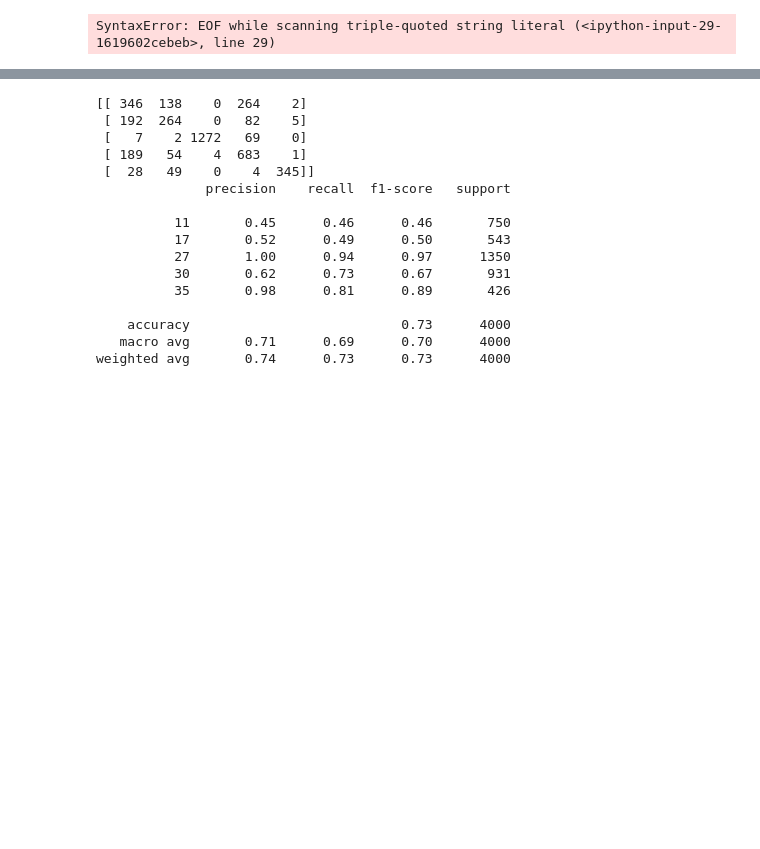
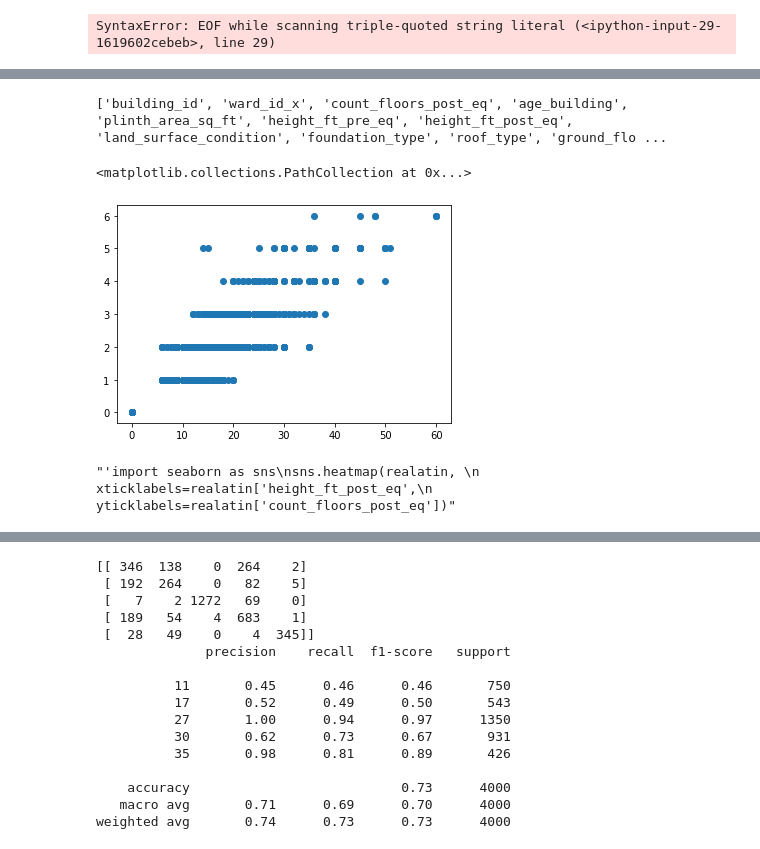
Before and after one commit to Alfonza/earthquake1, a Jupyter notebook: randomforest.ipynb, the cells around one changed output, grey strips where cells are left out. Saved outputs shown, nothing was run; the diff lists cells and outputs as text; code cells hidden in the pictures; blank space fills up the shorter version.

```diff
--- a/randomforest.ipynb
+++ b/randomforest.ipynb
@@ -87,0 +226,2 @@ for i in range(len(data)):
+# %%
+data.drop(['count_floors_pre_eq','has_secondary_use_agriculture','has_geotechnical_risk_landslide'],axis=1,inplace=True)
@@ -88,2 +250,26 @@ for i in range(len(data)):
+# %%
+#list the what are the featuers consider for training
+features=list(data)
+print(features)
+# %% [output]
+['building_id', 'ward_id_x', 'count_floors_post_eq', 'age_building', 'plinth_area_sq_ft', 'height_ft_pre_eq', 'height_ft_post_eq', 'land_surface_condition', 'foundation_type', 'roof_type', 'ground_flo ...
+# %%
+import matplotlib.pyplot as plt
+#data.plot(x =data['height_ft_post_eq'], y=data['count_floors_post_eq'], kind = 'line')
+#plt.show()
+plt.scatter(data['height_ft_post_eq'], data['count_floors_post_eq'])
+#plt.plot(data['height_ft_post_eq'], data['count_floors_post_eq'])
+#plt.xlabel(data['height_ft_post_eq'])
+#plt.ylabel(data['count_floors_post_eq'])
+# %% [output]
+<matplotlib.collections.PathCollection at 0x...>
+[figure, added]
+# %%
+''''import seaborn as sns
+sns.heatmap(realatin,
+        xticklabels=,
+        yticklabels=realatin['count_floors_post_eq'])'''
+# %% [output]
+"'import seaborn as sns\nsns.heatmap(realatin, \n        xticklabels=realatin['height_ft_post_eq',\n        yticklabels=realatin['count_floors_post_eq'])"
 # %%
 #from the dataset any cell is empty then it replace with 0
```
Also changed, not shown: parts of 38 cells of this notebook.
